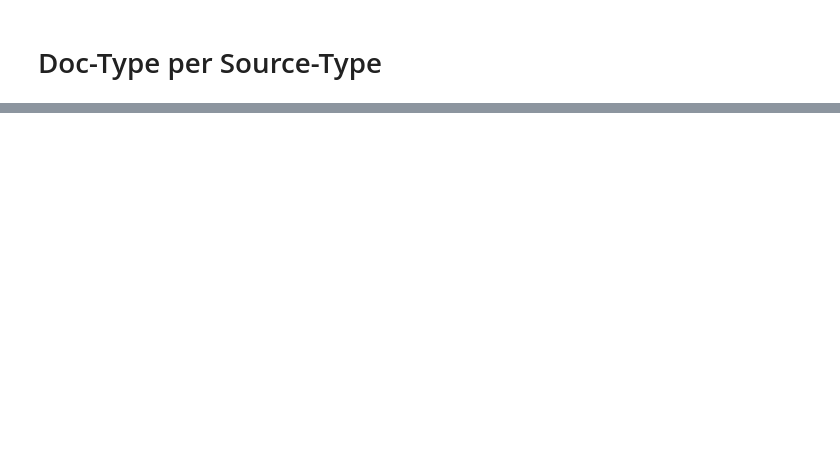
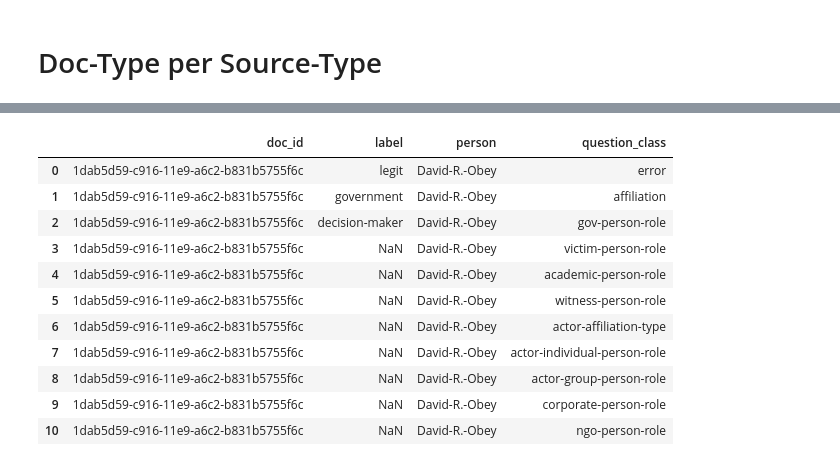
Before and after one commit to alex2awesome/source-exploration, a Jupyter notebook: notebooks/2019-10-18__topic-model.ipynb, the cells around one changed output, grey strips where cells are left out. Drawn from its saved outputs; the diff is of its cells as text; code cells hidden in the pictures; blank space fills up the shorter version.

```diff
--- a/notebooks/2019-10-18__topic-model.ipynb
+++ b/notebooks/2019-10-18__topic-model.ipynb
@@ -145,0 +306,5 @@ doctype_by_sourcetype.head()
+# %%
+import os
+os.environ['GOOGLE_APPLICATION_CREDENTIALS'] = 'C:/Users/alexa/google-cloud/usc-research-c087445cf499.json'
+
+client = datastore.Client()
@@ -145,0 +329,19 @@ doctype_by_sourcetype.head()
+# %%
+q = client.query(kind='source-annotation-marked')
+marked = list(q.fetch())
+t_df = pd.DataFrame(marked[0]['data'])
+# %%
+t_df
+# %% [output]
+|  | doc_id | label | person | question_class |
+| 0 | 1dab5d59-c916-11e9-a6c2-b831b5755f6c | legit | David-R.-Obey | error |
+| 1 | 1dab5d59-c916-11e9-a6c2-b831b5755f6c | government | David-R.-Obey | affiliation |
+| 2 | 1dab5d59-c916-11e9-a6c2-b831b5755f6c | decision-maker | David-R.-Obey | gov-person-role |
+| 3 | 1dab5d59-c916-11e9-a6c2-b831b5755f6c | NaN | David-R.-Obey | victim-person-role |
+| 4 | 1dab5d59-c916-11e9-a6c2-b831b5755f6c | NaN | David-R.-Obey | academic-person-role |
+| 5 | 1dab5d59-c916-11e9-a6c2-b831b5755f6c | NaN | David-R.-Obey | witness-person-role |
+| 6 | 1dab5d59-c916-11e9-a6c2-b831b5755f6c | NaN | David-R.-Obey | actor-affiliation-type |
+| 7 | 1dab5d59-c916-11e9-a6c2-b831b5755f6c | NaN | David-R.-Obey | actor-individual-person-role |
+| 8 | 1dab5d59-c916-11e9-a6c2-b831b5755f6c | NaN | David-R.-Obey | actor-group-person-role |
+| 9 | 1dab5d59-c916-11e9-a6c2-b831b5755f6c | NaN | David-R.-Obey | corporate-person-role |
+| 10 | 1dab5d59-c916-11e9-a6c2-b831b5755f6c | NaN | David-R.-Obey | ngo-person-role |
```
Also changed, not shown: parts of 69 cells of this notebook, 6 other files.
